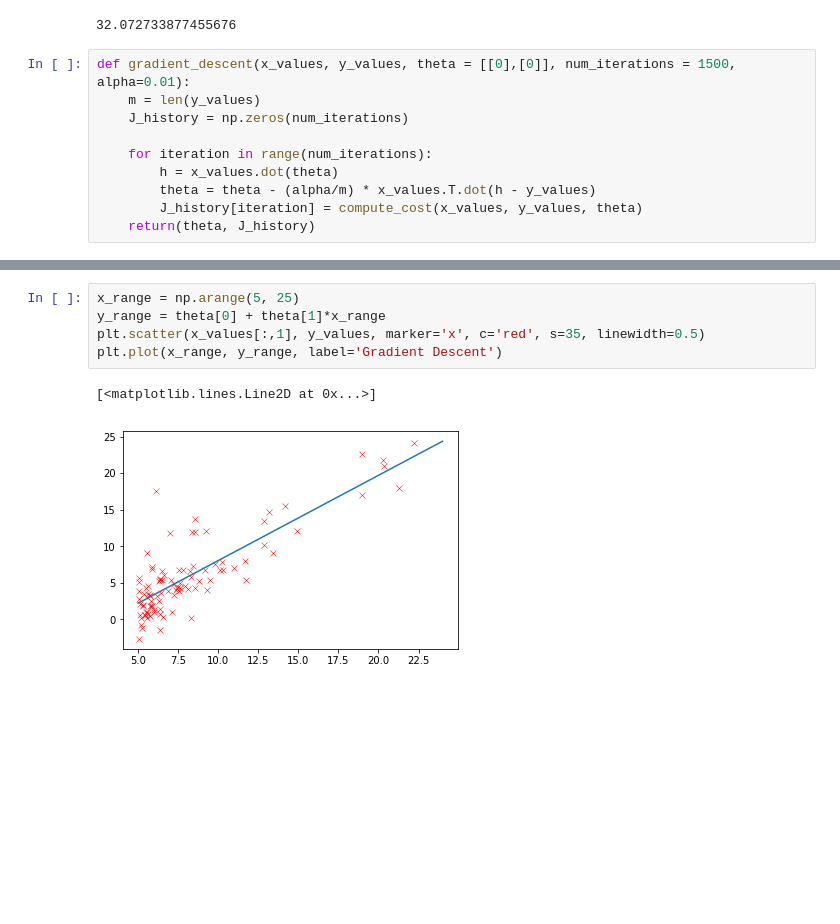
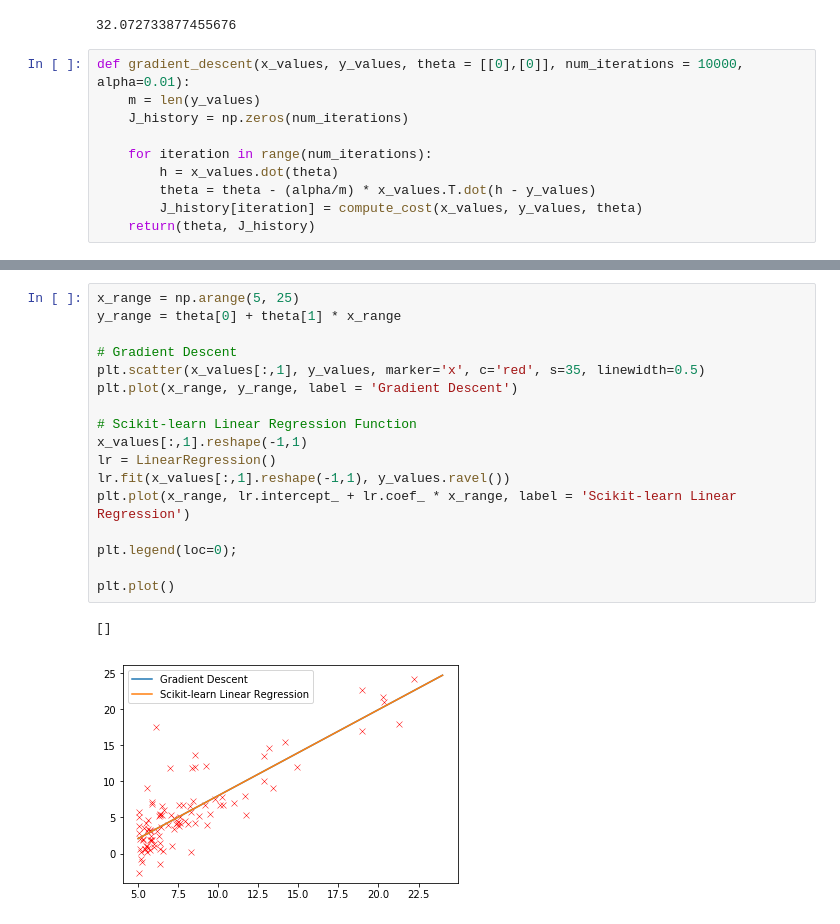
Before and after one commit to michaelzwong/ml-exercises, a Jupyter notebook: ex1/linear-regression.ipynb, the cells around one changed output, grey strips where cells are left out. Drawn from its saved outputs; the diff is of its cells as text; blank space fills up the shorter version.

```diff
--- a/ex1/linear-regression.ipynb
+++ b/ex1/linear-regression.ipynb
@@ -52,7 +54,7 @@ compute_cost(x_values, y_values)
 # %% [output]
 32.072733877455676
 # %%
-def gradient_descent(x_values, y_values, theta = [[0],[0]], num_iterations = 1500, alpha=0.01):
+def gradient_descent(x_values, y_values, theta = [[0],[0]], num_iterations = 10000, alpha=0.01):
     m = len(y_values)
     J_history = np.zeros(num_iterations)
 
@@ -77,8 +79,20 @@ Text(0,0.5,'Cost J')
 # %%
 x_range = np.arange(5, 25)
-y_range = theta[0] + theta[1]*x_range
+y_range = theta[0] + theta[1] * x_range
+
+# Gradient Descent
 plt.scatter(x_values[:,1], y_values, marker='x', c='red', s=35, linewidth=0.5)
-plt.plot(x_range, y_range, label='Gradient Descent')
+plt.plot(x_range, y_range, label = 'Gradient Descent')
+
+# Scikit-learn Linear Regression Function
+x_values[:,1].reshape(-1,1)
+lr = LinearRegression()
+lr.fit(x_values[:,1].reshape(-1,1), y_values.ravel())
+plt.plot(x_range, lr.intercept_ + lr.coef_ * x_range, label = 'Scikit-learn Linear Regression')
+
+plt.legend(loc=0);
+
+plt.plot()
 # %% [output]
-[<matplotlib.lines.Line2D at 0x...>]
+[]
-[figure, old version]
+[figure, new version]
```
Also changed, not shown: parts of 3 cells of this notebook.
